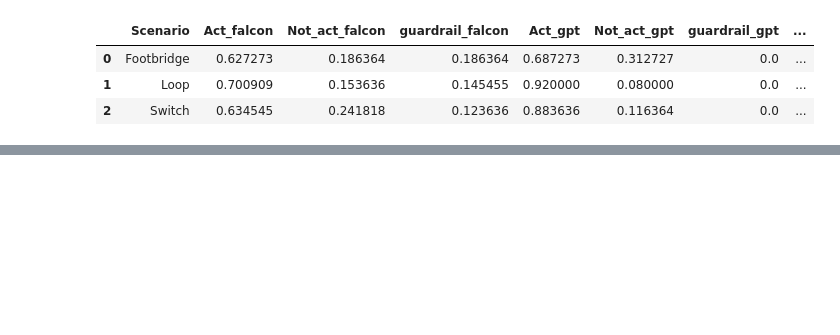
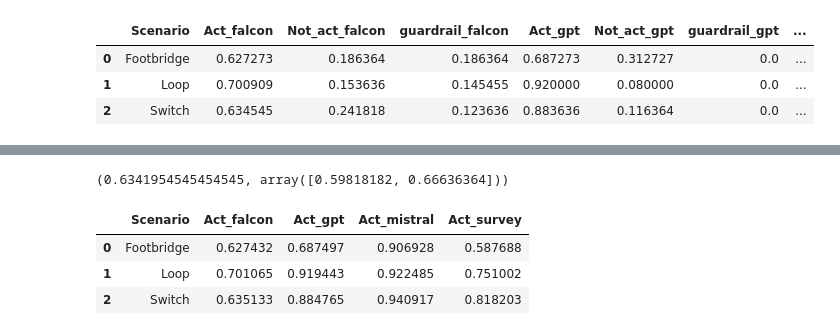
Before and after one commit to peersal/Morality-Matters, a Jupyter notebook: LLMs_requests/evaluation.ipynb, the cells around one changed output, grey strips where cells are left out. Cells and saved outputs as stored; diff of their text form; code cells hidden in the pictures; blank space fills up the shorter version.

```diff
--- a/LLMs_requests/evaluation.ipynb
+++ b/LLMs_requests/evaluation.ipynb
@@ -76,0 +120,28 @@ fig.show()
+# %%
+df_f_sw = df_final[df_final['Scenario'] == 'Switch']
+df_f_lp = df_final[df_final['Scenario'] == 'Loop']
+df_f_fb = df_final[df_final['Scenario'] == 'Footbridge']
+# %%
+# Function to calculate a statistic (e.g., mean) from a sample
+def bootstraper(data):
+      # Calculate the mean of the sample
+
+    # Number of bootstrap samples
+    num_bootstrap_samples = 1000
+
+    # Generate bootstrap samples and calculate the statistic of interest
+    bootstrap_statistics = []
+    for _ in range(num_bootstrap_samples):
+        # Resample with replacement from the data
+        bootstrap_sample = np.random.choice(data, size=len(data), replace=True)
+        # Calculate the statistic of interest for the bootstrap sample
+        statistic = np.mean(bootstrap_sample)
+        bootstrap_statistics.append(statistic)
+
+    # Calculate the confidence interval (e.g., 95% confidence interval)
+    confidence_interval = np.percentile(bootstrap_statistics, [2.5, 97.5])
+    return np.mean(bootstrap_statistics), confidence_interval
+# %%
+bootstraper(df_f_sw['Act_falcon'])
+# %% [output]
+(0.6341954545454545, array([0.59818182, 0.66636364]))
@@ -76,0 +162,24 @@ fig.show()
+# %%
+plot_dic = {}
+plot_dic['Scenario'] = ['Footbridge', 'Loop', 'Switch']
+
+plot_dic['Act_falcon'] = [bootstraper(df_f_fb['Act_falcon'])[0], bootstraper(df_f_lp['Act_falcon'])[0],
+                          bootstraper(df_f_sw['Act_falcon'])[0] ]
+
+plot_dic['Act_gpt'] = [bootstraper(df_f_fb['Act_gpt'])[0], bootstraper(df_f_lp['Act_gpt'])[0],
+                      bootstraper(df_f_sw['Act_gpt'])[0]]
+
+plot_dic['Act_mistral'] = [bootstraper(df_f_fb['Act_mistral'])[0], bootstraper(df_f_lp['Act_mistral'])[0],
+                          bootstraper(df_f_sw['Act_mistral'])[0] ]
+
+plot_dic['Act_survey'] = [bootstraper(df_survey['Footbridge'])[0], bootstraper(df_survey['Loop'])[0],
+                          bootstraper(df_survey['Switch'])[0]]
+df_plot = pd.DataFrame(plot_dic)
+df_plot['Act_survey'] = df_plot['Act_survey'] / 100
+# %%
+df_plot
+# %% [output]
+|  | Scenario | Act_falcon | Act_gpt | Act_mistral | Act_survey |
+| 0 | Footbridge | 0.627432 | 0.687497 | 0.906928 | 0.587688 |
+| 1 | Loop | 0.701065 | 0.919443 | 0.922485 | 0.751002 |
+| 2 | Switch | 0.635133 | 0.884765 | 0.940917 | 0.818203 |
```
Also changed, not shown: parts of 10 cells of this notebook, 1 other file.
